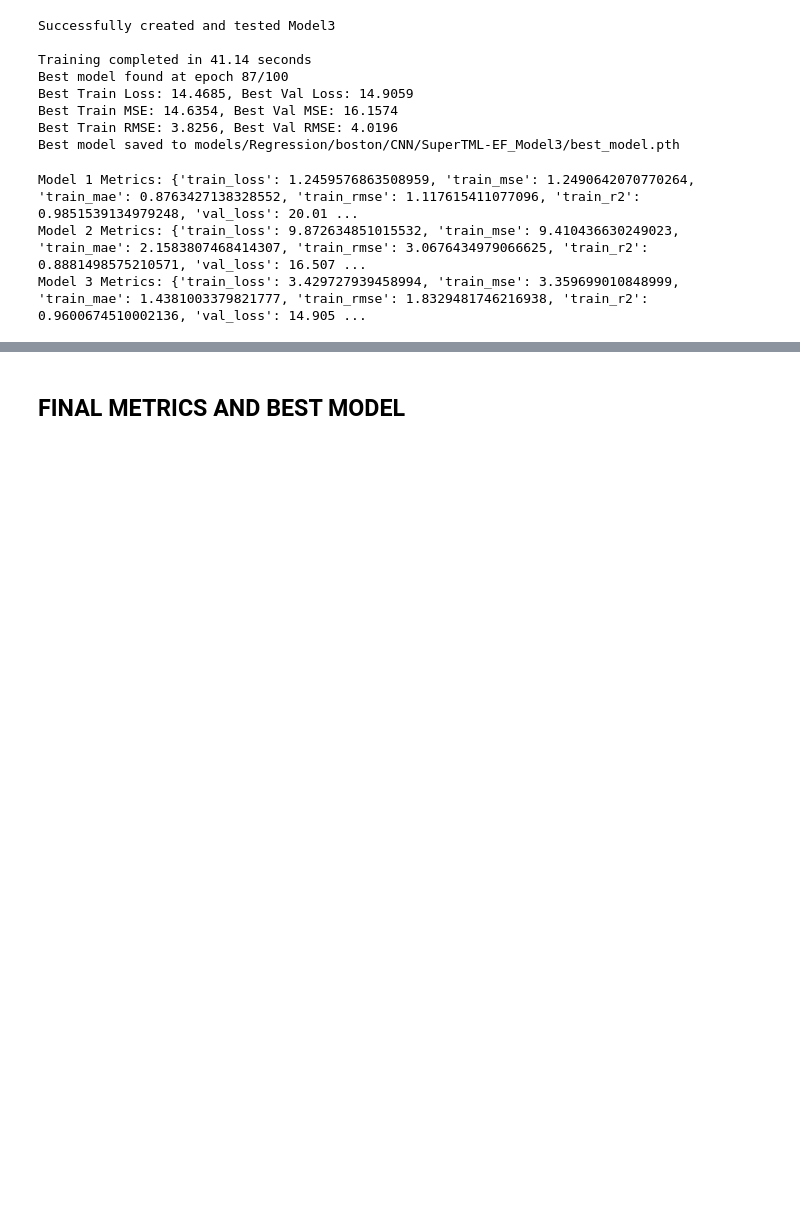
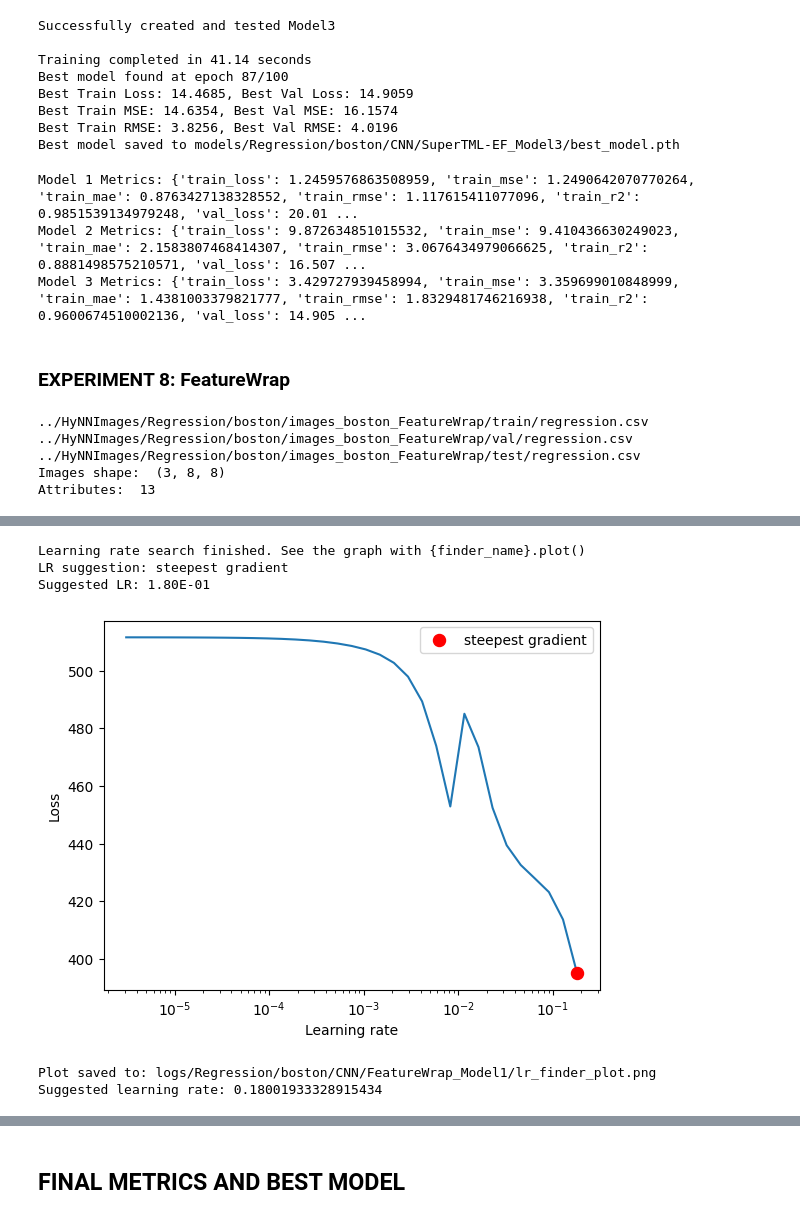
Before and after one commit to oeg-upm/TINTOlib, a Jupyter notebook: TINTOlib_testing.ipynb, the cells around one changed output, grey strips where cells are left out. Cells and saved outputs as stored; diff of their text form; code cells hidden in the pictures; blank space fills up the shorter version.

Commit message:
Add FeatureWrap and BIE testing

```diff
--- a/TINTOlib_testing.ipynb
+++ b/TINTOlib_testing.ipynb
@@ -2124,3 +2124,24 @@ if model2_metrics:
     print("Model 2 Metrics:", model2_metrics)  # Print metrics for Model2 if available
 if model3_metrics:
     print("Model 3 Metrics:", model3_metrics)  # Print metrics for Model3 if available
+# %% [markdown]
+### EXPERIMENT 8: FeatureWrap
+# %%
+#Select the model and the parameters
+problem_type = "regression"
+image_model = FeatureWrap(problem = problem_type, bins=10)
+name = f"FeatureWrap"
+
+#Define the dataset path and the folder where the images will be saved
+images_folder = f"../HyNNImages/Regression/{dataset_name}/images_{dataset_name}_{name}"
+# %%
+train_loader, val_loader, test_loader, attributes, imgs_shape  = load_and_preprocess_data(images_folder, image_model, problem_type, batch_size=batch_size)
+# %% [output]
+../HyNNImages/Regression/boston/images_boston_FeatureWrap/train/regression.csv
+../HyNNImages/Regression/boston/images_boston_FeatureWrap/val/regression.csv
+../HyNNImages/Regression/boston/images_boston_FeatureWrap/test/regression.csv
+Images shape:  (3, 8, 8)
+Attributes:  13
+# %%
+lr = run_lr_finder(Model1, attributes, imgs_shape, dataset_name, f"{name}_Model1", train_loader, val_loader, num_iter=num_epochs)
+# %% [output]
@@ -2126,0 +2149,6 @@ if model3_metrics:
+Learning rate search finished. See the graph with {finder_name}.plot()
+LR suggestion: steepest gradient
+Suggested LR: 1.80E-01
+[figure, added]
+Plot saved to: logs/Regression/boston/CNN/FeatureWrap_Model1/lr_finder_plot.png
+Suggested learning rate: 0.18001933328915434
```
Also changed, not shown: parts of 17 cells of this notebook.
